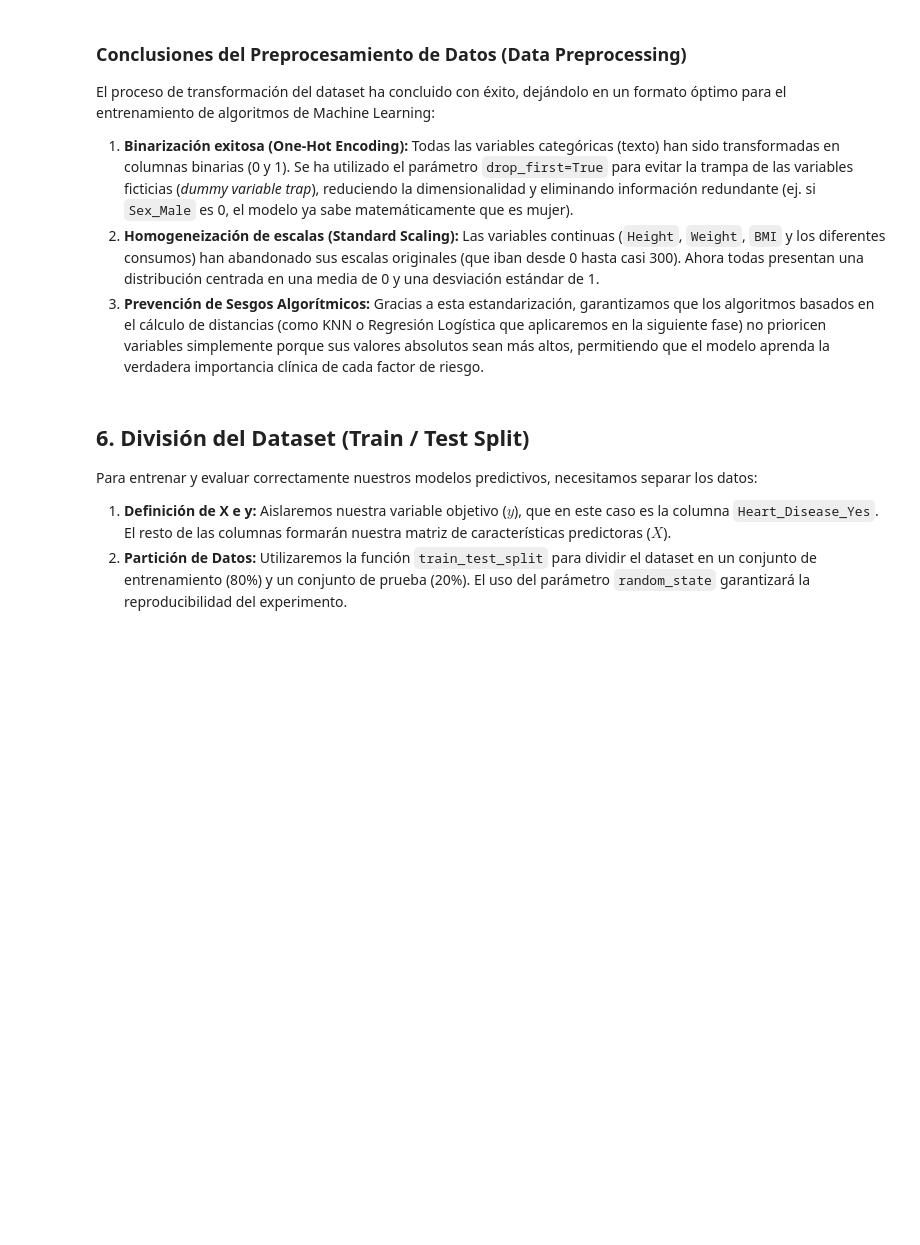
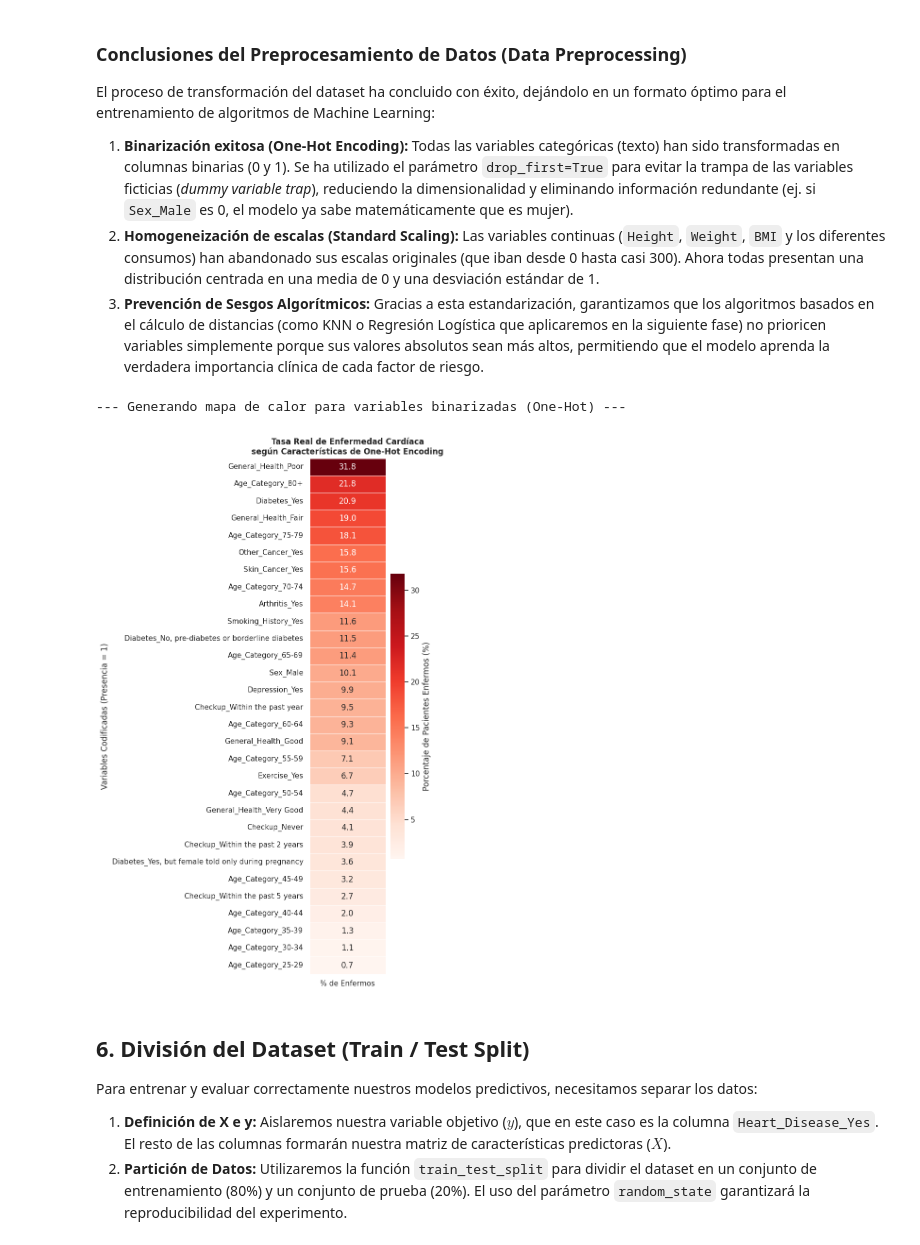
Before and after one commit to jjimper/ProyectoIACOM, a Jupyter notebook: Trabajo.ipynb, the cells around one changed output. Saved outputs shown, nothing was run; the diff lists cells and outputs as text; code cells hidden in the pictures; blank space fills up the shorter version.

```diff
--- a/Trabajo.ipynb
+++ b/Trabajo.ipynb
@@ -447,6 +526,47 @@ El proceso de transformación del dataset ha concluido con éxito, dejándolo en
 1. **Binarización exitosa (One-Hot Encoding):** Todas las variables categóricas (texto) han sido transformadas en columnas binarias (0 y 1). Se ha utilizado el parámetro `drop_first=True` para evitar la trampa de las variables ficticias (*dummy variable trap*), reduciendo la dimensionalidad y eliminando información redundante (ej. si `Sex_Male` es 0, el modelo ya sabe matemáticamente que es mujer).
 2. **Homogeneización de escalas (Standard Scaling):** Las variables continuas (`Height`, `Weight`, `BMI` y los diferentes consumos) han abandonado sus escalas originales (que iban desde 0 hasta casi 300). Ahora todas presentan una distribución centrada en una media de 0 y una desviación estándar de 1.
 3. **Prevención de Sesgos Algorítmicos:** Gracias a esta estandarización, garantizamos que los algoritmos basados en el cálculo de distancias (como KNN o Regresión Logística que aplicaremos en la siguiente fase) no prioricen variables simplemente porque sus valores absolutos sean más altos, permitiendo que el modelo aprenda la verdadera importancia clínica de cada factor de riesgo.
+# %%
+import matplotlib.pyplot as plt
+import seaborn as sns
+import pandas as pd
+
+print("--- Generando mapa de calor para variables binarizadas (One-Hot) ---")
+
+# 1. Identificamos las columnas que nacieron del One-Hot Encoding
+# (Son las que no pertenecen a las numéricas originales y no son el target)
+columnas_originales_num = df.select_dtypes(include=['float64', 'int64']).columns
+columnas_one_hot = [col for col in df_ml.columns if col not in columnas_originales_num and col != 'Heart_Disease_Yes']
+
+# 2. Calculamos el porcentaje de enfermos (Heart_Disease_Yes == 1) para cuando cada variable es igual a 1
+porcentajes_riesgo = {}
+for col in columnas_one_hot:
+    # Filtramos cuando la característica está presente (es igual a 1)
+    pacientes_con_caracteristica = df_ml[df_ml[col] == 1]
+    if len(pacientes_con_caracteristica) > 0:
+        # Calculamos el porcentaje de ellos que están enfermos
+        tasa_enfermos = (pacientes_con_caracteristica['Heart_Disease_Yes'].sum() / len(pacientes_con_caracteristica)) * 100
+        porcentajes_riesgo[col] = tasa_enfermos
+
+# 3. Lo convertimos a DataFrame y lo ordenamos de mayor a menor riesgo
+df_riesgo = pd.DataFrame.from_dict(porcentajes_riesgo, orient='index', columns=['% de Enfermos']).sort_values(by='% de Enfermos', ascending=False)
+
+# 4. Dibujamos el Heatmap vertical
+plt.figure(figsize=(7, 12))
+sns.heatmap(df_riesgo,
+            annot=True,
+            fmt='.1f',
+            cmap='Reds', # Tonos rojos para representar el nivel de riesgo cardíaco
+            cbar_kws={'label': 'Porcentaje de Pacientes Enfermos (%)'},
+            linewidths=0.5)
+
+plt.title('Tasa Real de Enfermedad Cardíaca\nsegún Características de One-Hot Encoding', fontsize=12, fontweight='bold')
+plt.ylabel('Variables Codificadas (Presencia = 1)')
+plt.tight_layout()
+plt.show()
+# %% [output]
+--- Generando mapa de calor para variables binarizadas (One-Hot) ---
+[figure, added]
 # %% [markdown]
 ## 6. División del Dataset (Train / Test Split)
 
```
Also changed, not shown: parts of 28 cells of this notebook.
